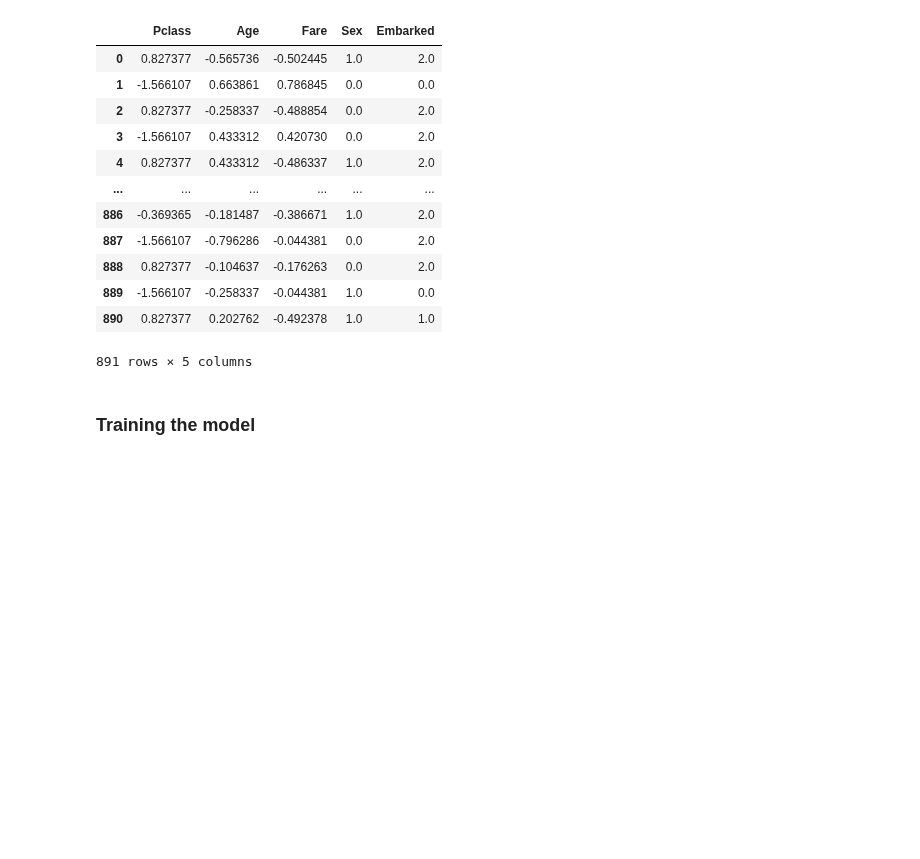
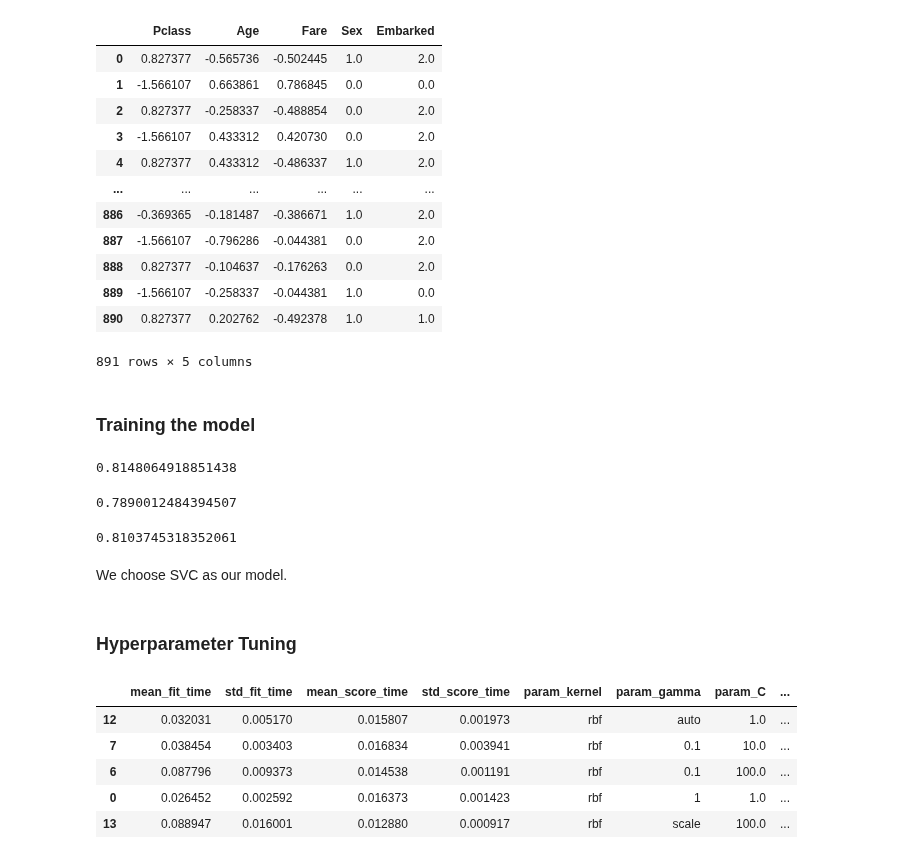
Before and after one commit to adarsha-7/machine-learning, a Jupyter notebook: chapter_3/chapter_exercise/3/main.ipynb, the cells around one changed output. Cells and saved outputs as stored; diff of their text form; code cells hidden in the pictures; blank space fills up the shorter version.

```diff
--- a/chapter_3/chapter_exercise/3/main.ipynb
+++ b/chapter_3/chapter_exercise/3/main.ipynb
@@ -256,8 +256,8 @@ full_transformer_pipeline = ColumnTransformer([
     ("cat_pipeline", cat_pipeline, cat_cols),
 ])
 # %%
-X_ready = full_transformer_pipeline.fit_transform(X)
-pd.DataFrame(X_ready, columns=num_cols+cat_cols)
+X_transformed = full_transformer_pipeline.fit_transform(X)
+pd.DataFrame(X_transformed, columns=num_cols+cat_cols)
 # %% [output]
 |  | Pclass | Age | Fare | Sex | Embarked |
 | 0 | 0.827377 | -0.565736 | -0.502445 | 1.0 | 2.0 |
@@ -274,3 +274,67 @@ pd.DataFrame(X_ready, columns=num_cols+cat_cols)
 891 rows × 5 columns
 # %% [markdown]
 ### Training the model
+# %%
+from sklearn.svm import SVC
+from sklearn.model_selection import cross_val_score
+
+model_svc = SVC()
+model_svc.fit(X_transformed, y)
+scores = cross_val_score(model_svc, X_transformed, y, cv=10, scoring="accuracy")
+print(sum(scores) / 10)
+# %% [output]
+0.8148064918851438
+# %%
+from sklearn.linear_model import LogisticRegression
+from sklearn.model_selection import cross_val_score
+
+model_lr = LogisticRegression()
+model_lr.fit(X_transformed, y)
+scores = cross_val_score(model_lr, X_transformed, y, cv=10, scoring="accuracy")
+print(sum(scores) / 10)
+# %% [output]
+0.7890012484394507
+# %%
+from sklearn.neighbors import KNeighborsClassifier
+from sklearn.model_selection import cross_val_score
+
+model_kn = KNeighborsClassifier()
+model_kn.fit(X_transformed, y)
+scores = cross_val_score(model_kn, X_transformed, y, cv=10, scoring="accuracy")
+print(sum(scores) / 10)
+# %% [output]
+0.8103745318352061
+# %% [markdown]
+We choose SVC as our model.
+# %% [markdown]
+### Hyperparameter Tuning
+# %%
+from sklearn.model_selection import RandomizedSearchCV
+
+param_dist = {
+    'C': [0.1, 1, 10, 100],
+    'kernel': ['linear', 'rbf'],
+    'gamma': ['scale', 'auto', 0.01, 0.1, 1]
+}
+
+random_search = RandomizedSearchCV(
+    estimator=model_svc,
+    param_distributions=param_dist,
+    n_iter=20,
+    scoring="accuracy",
+    cv=5,
+    random_state=42,
+    n_jobs=-1
+)
+
+random_search.fit(X_transformed, y)
+
+results_df = pd.DataFrame(random_search.cv_results_)
+results_df.sort_values('mean_test_score', ascending=False).head(5)
+# %% [output]
+|  | mean_fit_time | std_fit_time | mean_score_time | std_score_time | param_kernel | param_gamma | param_C | ... |
+| 12 | 0.032031 | 0.005170 | 0.015807 | 0.001973 | rbf | auto | 1.0 | ... |
+| 7 | 0.038454 | 0.003403 | 0.016834 | 0.003941 | rbf | 0.1 | 10.0 | ... |
+| 6 | 0.087796 | 0.009373 | 0.014538 | 0.001191 | rbf | 0.1 | 100.0 | ... |
+| 0 | 0.026452 | 0.002592 | 0.016373 | 0.001423 | rbf | 1 | 1.0 | ... |
+| 13 | 0.088947 | 0.016001 | 0.012880 | 0.000917 | rbf | scale | 100.0 | ... |
```
Also changed, not shown: parts of 7 cells of this notebook.
